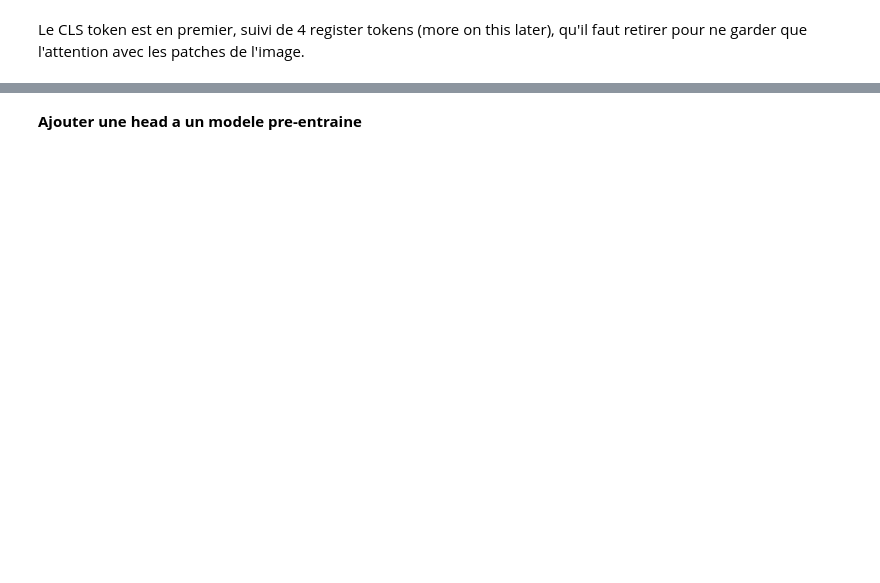
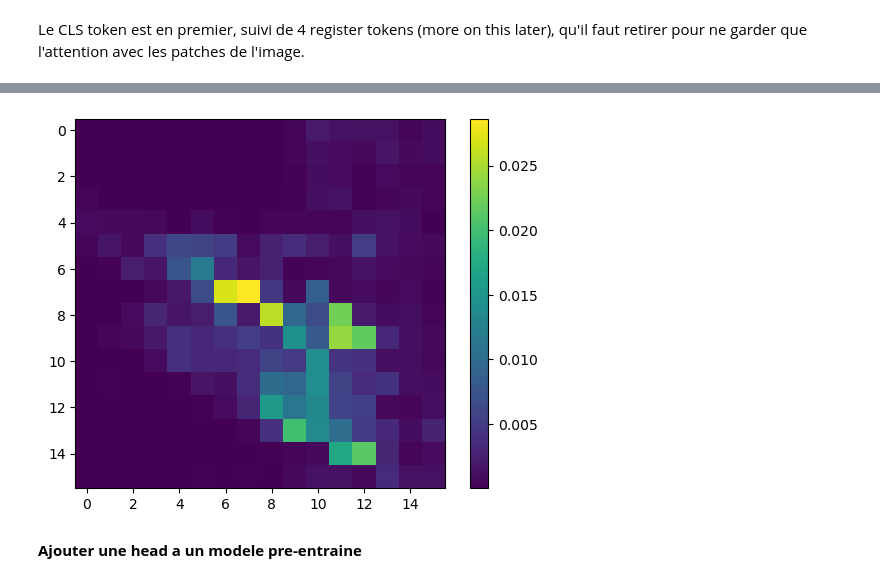
Before and after one commit to malcouffe/Computer-Vision, a Jupyter notebook: Code_cours_exemples_adapter_modele.ipynb, the cells around one changed output, grey strips where cells are left out. Drawn from its saved outputs; the diff is of its cells as text; code cells hidden in the pictures; blank space fills up the shorter version.

```diff
--- a/Code_cours_exemples_adapter_modele.ipynb
+++ b/Code_cours_exemples_adapter_modele.ipynb
@@ -113,3 +115,11 @@ plt.show()
+# %%
+import matplotlib.pyplot as plt
+
+plt.imshow(cls_attn[0, :].cpu().numpy().reshape(16, 16))
+plt.colorbar()
+plt.show()
+# %% [output]
+[figure, added]
 # %% [markdown]
 **Ajouter une head a un modele pre-entraine**
 # %%
```
Also changed, not shown: parts of 6 cells of this notebook.
